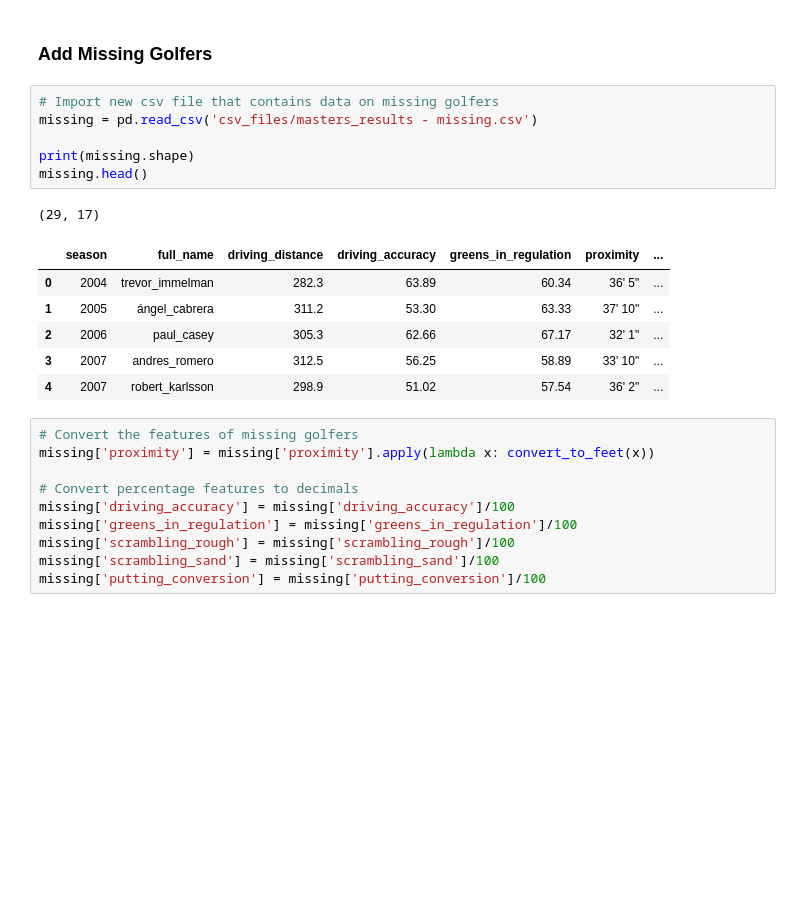
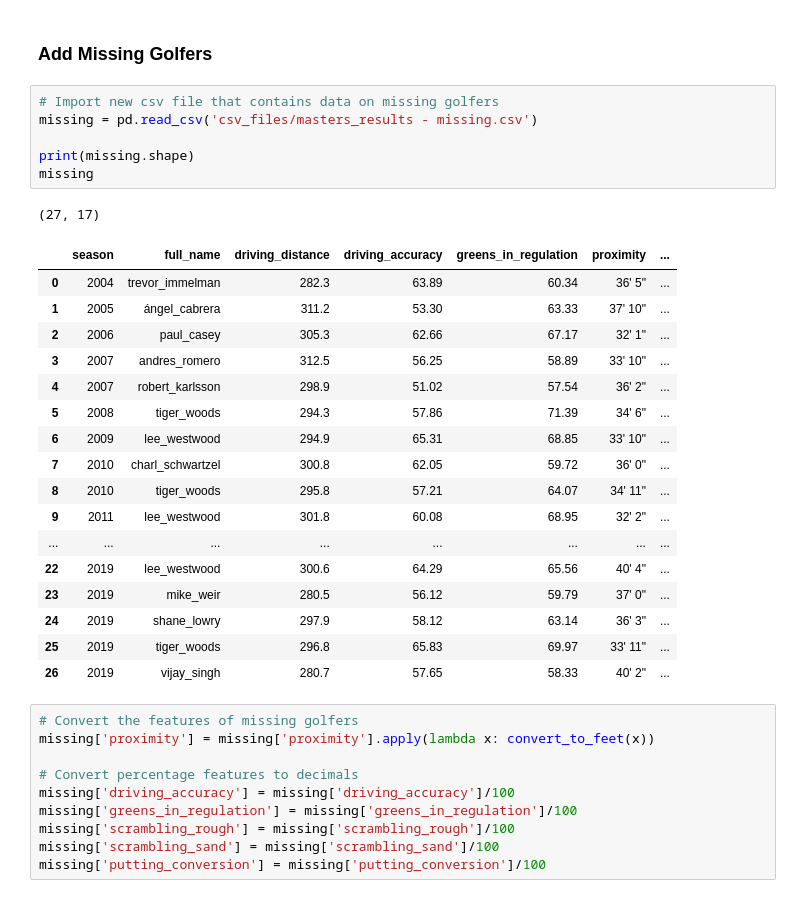
Before and after one commit to jprinfret/masters_tournament_classifier, a Jupyter notebook: 2020 Masters Tournament Predictions.ipynb, the cells around one changed output. Drawn from its saved outputs; the diff is of its cells as text; blank space fills up the shorter version.

```diff
--- a/2020 Masters Tournament Predictions.ipynb
+++ b/2020 Masters Tournament Predictions.ipynb
@@ -279,17 +313,28 @@ df.head()
 # %%
 # Import new csv file that contains data on missing golfers
 missing = pd.read_csv('csv_files/masters_results - missing.csv')
 
 print(missing.shape)
-missing.head()
+missing
 # %% [output]
-(29, 17)
+(27, 17)
 |  | season | full_name | driving_distance | driving_accuracy | greens_in_regulation | proximity | ... |
 | 0 | 2004 | trevor_immelman | 282.3 | 63.89 | 60.34 | 36' 5" | ... |
 | 1 | 2005 | ángel_cabrera | 311.2 | 53.30 | 63.33 | 37' 10" | ... |
 | 2 | 2006 | paul_casey | 305.3 | 62.66 | 67.17 | 32' 1" | ... |
 | 3 | 2007 | andres_romero | 312.5 | 56.25 | 58.89 | 33' 10" | ... |
 | 4 | 2007 | robert_karlsson | 298.9 | 51.02 | 57.54 | 36' 2" | ... |
+| 5 | 2008 | tiger_woods | 294.3 | 57.86 | 71.39 | 34' 6" | ... |
+| 6 | 2009 | lee_westwood | 294.9 | 65.31 | 68.85 | 33' 10" | ... |
+| 7 | 2010 | charl_schwartzel | 300.8 | 62.05 | 59.72 | 36' 0" | ... |
+| 8 | 2010 | tiger_woods | 295.8 | 57.21 | 64.07 | 34' 11" | ... |
+| 9 | 2011 | lee_westwood | 301.8 | 60.08 | 68.95 | 32' 2" | ... |
+| ... | ... | ... | ... | ... | ... | ... | ... |
+| 22 | 2019 | lee_westwood | 300.6 | 64.29 | 65.56 | 40' 4" | ... |
+| 23 | 2019 | mike_weir | 280.5 | 56.12 | 59.79 | 37' 0" | ... |
+| 24 | 2019 | shane_lowry | 297.9 | 58.12 | 63.14 | 36' 3" | ... |
+| 25 | 2019 | tiger_woods | 296.8 | 65.83 | 69.97 | 33' 11" | ... |
+| 26 | 2019 | vijay_singh | 280.7 | 57.65 | 58.33 | 40' 2" | ... |
 # %%
 # Convert the features of missing golfers
 missing['proximity'] = missing['proximity'].apply(lambda x: convert_to_feet(x))
```
Also changed, not shown: parts of 113 cells of this notebook, 15 other files.
